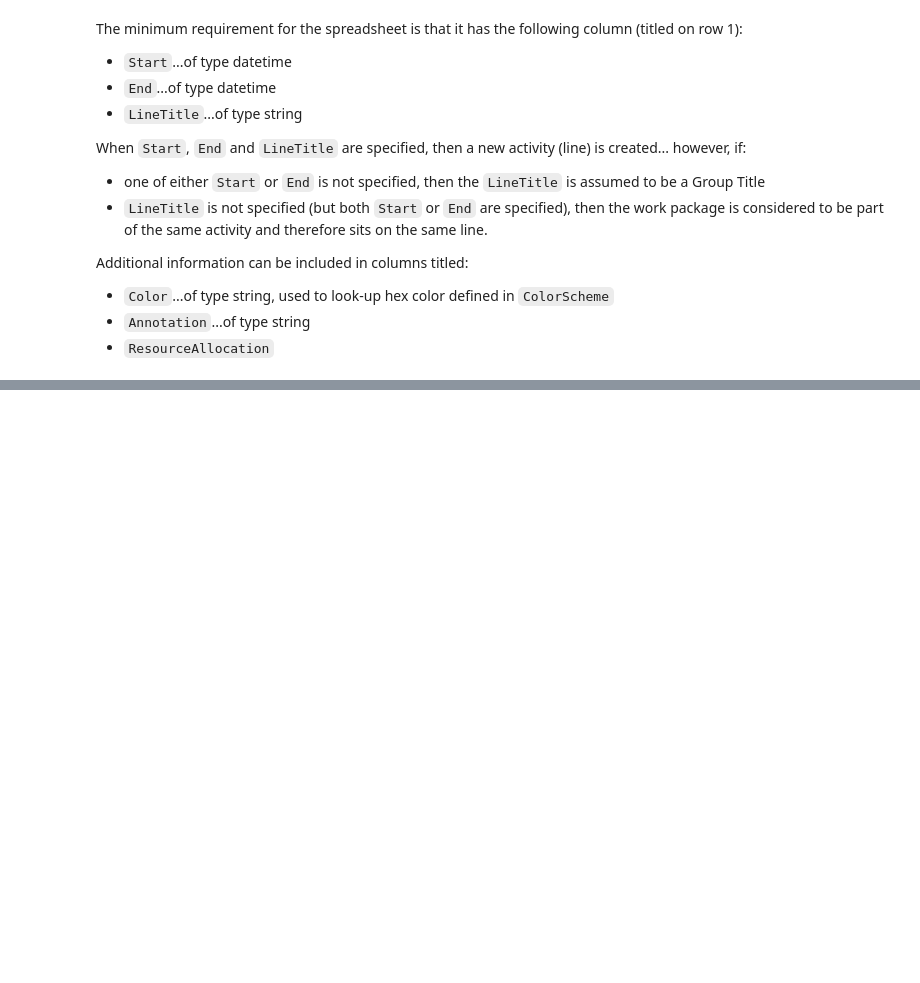
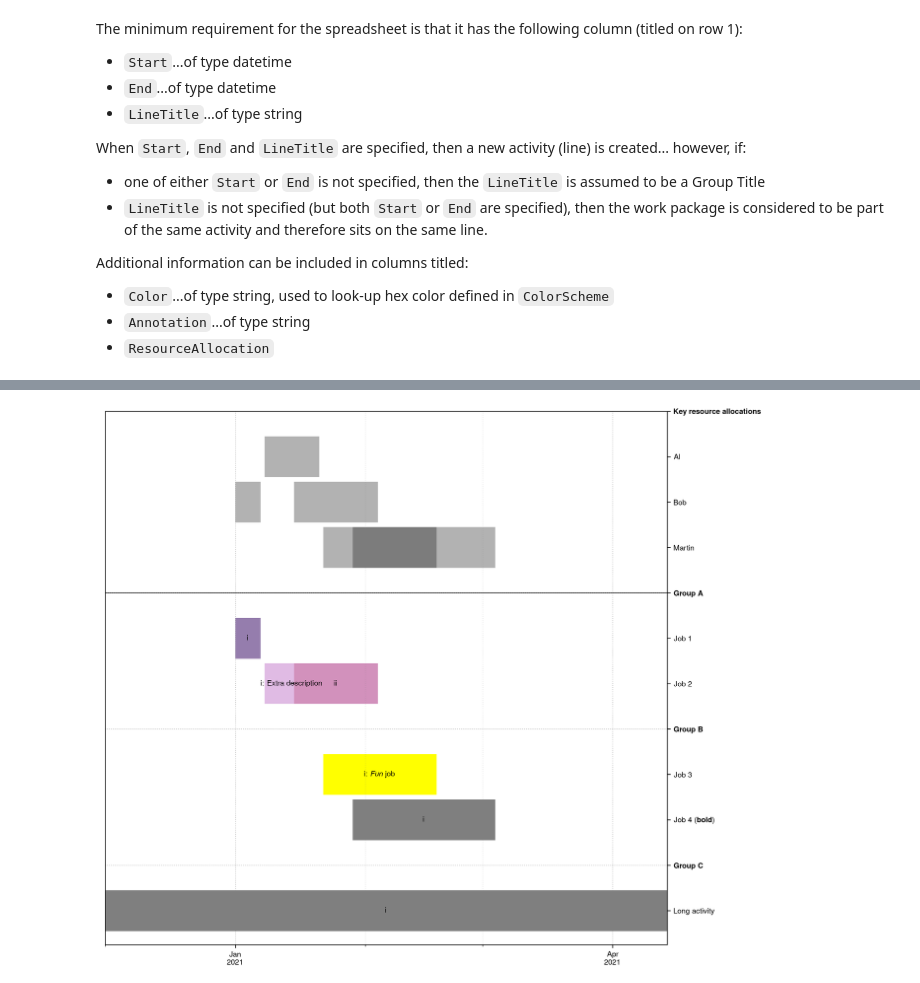
Before and after one commit to awtaylor/PyG, a Jupyter notebook: PyG.ipynb, the cells around one changed output, grey strips where cells are left out. Drawn from its saved outputs; the diff is of its cells as text; code cells hidden in the pictures; blank space fills up the shorter version.

```diff
--- a/PyG.ipynb
+++ b/PyG.ipynb
@@ -468,0 +508,4 @@ RuntimeError: Failed to process string with tex because latex could not be found
+# %%
+Image(filename='Gantt.png')
+# %% [output]
+[figure, added]
```
Also changed, not shown: parts of 9 cells of this notebook, 6 other files.
